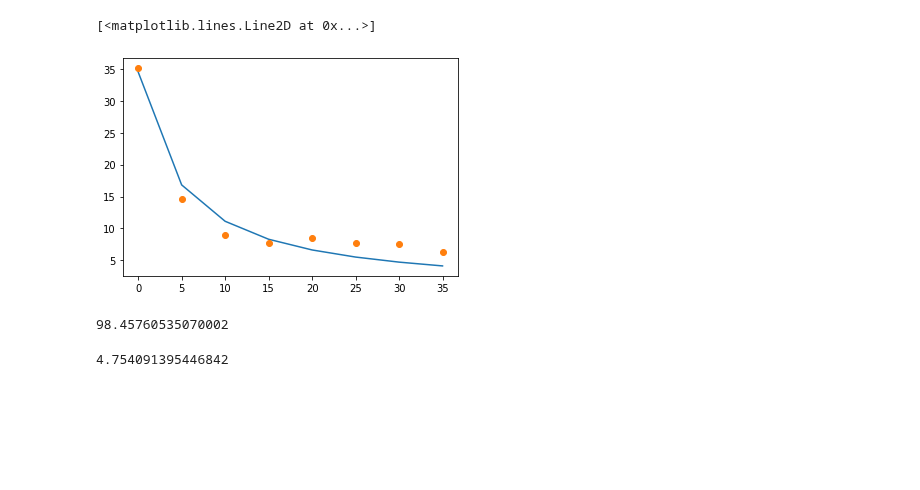
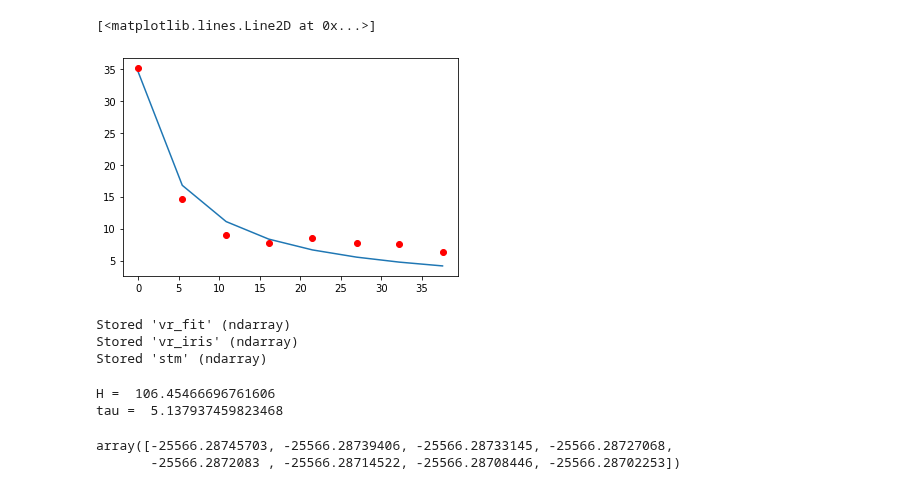
Before and after one commit to wilashfie/synth_spec, a Jupyter notebook: ebtel/fit_iris.ipynb, the cells around one changed output. Drawn from its saved outputs; the diff is of its cells as text; code cells hidden in the pictures; blank space fills up the shorter version.

```diff
--- a/ebtel/fit_iris.ipynb
+++ b/ebtel/fit_iris.ipynb
@@ -43,4 +78,3 @@ data.shape
 # %%
-time = np.arange(1000,1600)
-N = len(time)
-print(N)
+it = np.arange(1000,1600) # subrange of time (in index) to fit
+N = len(it)
@@ -49,19 +81,15 @@ print(N)
 # %%
 v_r = np.zeros(N)
 v_b = np.zeros(N)
-w_r = np.zeros(N)
-w_b = np.zeros(N)
-
 amp = np.zeros(N)
 
 for i in range(0,N):
 
-    t_i = time[i]
+    t_i = it[i]
+    dt = data[t_i,:]
+    er = error[t_i,:]
 
-    dat = data[t_i,:]
-    error = err[t_i,:]
-
-    res = fit2gauss(wl,dat,error,chi_thr=250.)
+    res = fit2gauss(wvl,dt,er,chi_thr=250.)
     a2g = res["a2g"] # extract fit parameters
     a1g = res["a1g"]
 
@@ -75,11 +103,6 @@ for i in range(0,N):
     if a2g[1] < a2g[4]:
         v_b[i] = (a2g[1]-line)/line*3e5 # in km/s
         v_r[i] = (a2g[4]-line)/line*3e5
-        #w_b[i] = a2g[2]*freq
-        #w_r[i] = a2g[5]*freq
-
     else:
         v_r[i] = (a2g[1]-line)/line*3e5 # in km/s
         v_b[i] = (a2g[4]-line)/line*3e5
-        #w_r[i] = a2g[2]*freq
-        #w_b[i] = a2g[5]*freq
@@ -158,0 +134,6 @@ plt.plot(ttt,vr, 'o')
+# %%
+tm -= sttime
+stm = tm[1427:1435]
+stm -= stm[0] # put time array into seconds, starting at max velocity, for fitting.
+vr = v_r[427:435]
+plt.plot(stm,vr,'r' 'o')
@@ -161,21 +145,28 @@ from scipy.optimize import curve_fit
 def u0_fit(t, *a):
     return a[0]/(1+t/a[1])
 # %%
-ttt *=5 # convert index to seconds
 a0= [35,15]
-popt, pcov = curve_fit(u0_fit, ttt, vr,p0=a0)
+popt, pcov = curve_fit(u0_fit, stm, vr,p0=a0)
+vr_fit = u0_fit(stm,*popt)
 # %%
-plt.plot(ttt,u0_fit(ttt,*popt))
-plt.plot(ttt,vr,'o')
+plt.plot(stm,vr_fit,'-')
+plt.plot(stm,vr,'r' 'o')
 # %% [output]
 [<matplotlib.lines.Line2D at 0x...>]
-[figure, old version]
+[figure, new version]
+# %%
+vr_iris = vr
+%store vr_fit
+%store vr_iris
+%store stm
+# %% [output]
+Stored 'vr_fit' (ndarray)
+Stored 'vr_iris' (ndarray)
+Stored 'stm' (ndarray)
 # %%
 H = 0.6*popt[0]*popt[1]
-print(H)
+print('H = ', H)
+print('tau = ',popt[1])
 # %% [output]
-98.45760535070002
+H =  106.45466696761606
+tau =  5.137937459823468
-# %%
-popt[1]
-# %% [output]
-4.754091395446842
@@ -181,0 +175,5 @@ popt[1]
+# %%
+stm_d
+# %% [output]
+array([-25566.28745703, -25566.28739406, -25566.28733145, -25566.28727068,
+       -25566.2872083 , -25566.28714522, -25566.28708446, -25566.28702253])
```
Also changed, not shown: parts of 31 cells of this notebook.
